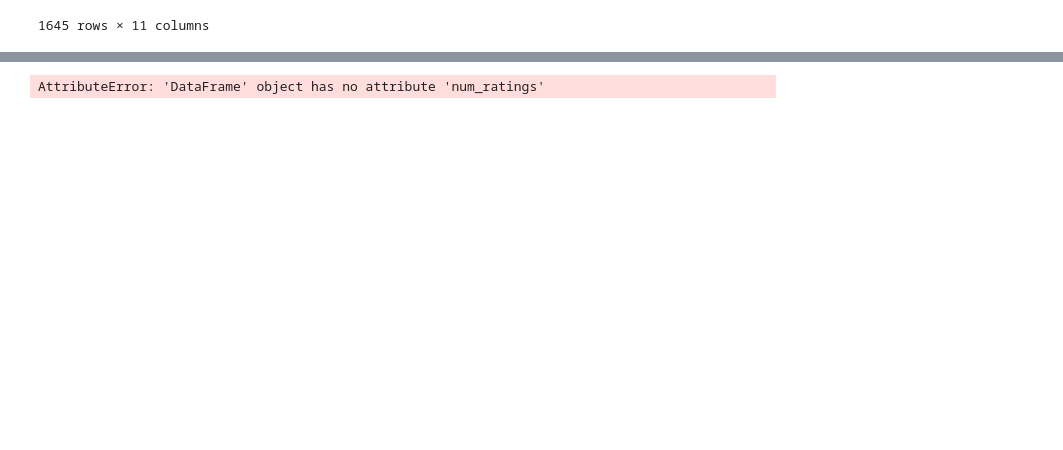
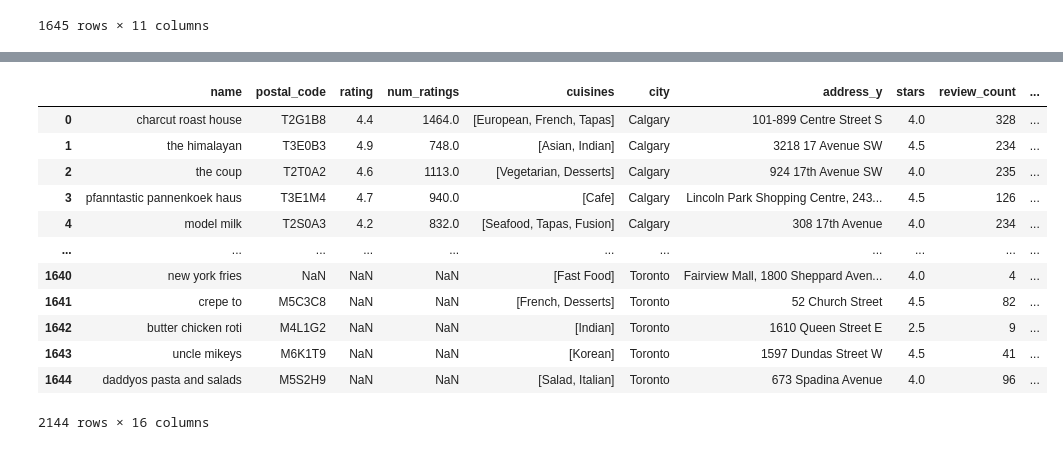
Before and after one commit to avneetgill/ensf544Project, a Jupyter notebook: Phase1.ipynb, the cells around one changed output, grey strips where cells are left out. Drawn from its saved outputs; the diff is of its cells as text; code cells hidden in the pictures; blank space fills up the shorter version.

Commit message:
small changes and trying to get weights to work

```diff
--- a/Phase1.ipynb
+++ b/Phase1.ipynb
@@ -571,20 +582,32 @@ merged
 # %%
 def weighted_avg_rating(df):
     # get the total number of ratings
     df['total_ratings'] = df.num_ratings + df.review_count
     # get weight for the review from each site
     df['yelp_wt'] = df.review_count / df.total_ratings
     df['zomato_wt'] = df.num_ratings / df.total_ratings
     # calculate each sites weighted rating
     df['y_wt_rate'] = df.yelp_wt * df.stars
-    df['z_wt_rate'] = df.zomato_wt * df.ratings
+    df['z_wt_rate'] = df.zomato_wt * df.rating
     # calculate the overall avg rating
     df['avg_wt'] = df.z_wt_rate + df.y_wt_rate
     # TODO drop unused columns
     return df
 
 
-w_df = weighted_avg_rating(yelp_df)
+w_df = weighted_avg_rating(final_df)
 w_df
 # %% [output]
+|  | name | postal_code | rating | num_ratings | cuisines | city | address_y | stars | review_count | ... |
+| 0 | charcut roast house | T2G1B8 | 4.4 | 1464.0 | [European, French, Tapas] | Calgary | 101-899 Centre Street S | 4.0 | 328 | ... |
+| 1 | the himalayan | T3E0B3 | 4.9 | 748.0 | [Asian, Indian] | Calgary | 3218 17 Avenue SW | 4.5 | 234 | ... |
+| 2 | the coup | T2T0A2 | 4.6 | 1113.0 | [Vegetarian, Desserts] | Calgary | 924 17th Avenue SW | 4.0 | 235 | ... |
+| 3 | pfanntastic pannenkoek haus | T3E1M4 | 4.7 | 940.0 | [Cafe] | Calgary | Lincoln Park Shopping Centre, 243... | 4.5 | 126 | ... |
+| 4 | model milk | T2S0A3 | 4.2 | 832.0 | [Seafood, Tapas, Fusion] | Calgary | 308 17th Avenue | 4.0 | 234 | ... |
+| ... | ... | ... | ... | ... | ... | ... | ... | ... | ... | ... |
+| 1640 | new york fries | NaN | NaN | NaN | [Fast Food] | Toronto | Fairview Mall, 1800 Sheppard Aven... | 4.0 | 4 | ... |
+| 1641 | crepe to | M5C3C8 | NaN | NaN | [French, Desserts] | Toronto | 52 Church Street | 4.5 | 82 | ... |
+| 1642 | butter chicken roti | M4L1G2 | NaN | NaN | [Indian] | Toronto | 1610 Queen Street E | 2.5 | 9 | ... |
+| 1643 | uncle mikeys | M6K1T9 | NaN | NaN | [Korean] | Toronto | 1597 Dundas Street W | 4.5 | 41 | ... |
+| 1644 | daddyos pasta and salads | M5S2H9 | NaN | NaN | [Salad, Italian] | Toronto | 673 Spadina Avenue | 4.0 | 96 | ... |
-AttributeError: 'DataFrame' object has no attribute 'num_ratings'
+2144 rows × 16 columns
```
Also changed, not shown: parts of 8 cells of this notebook.
